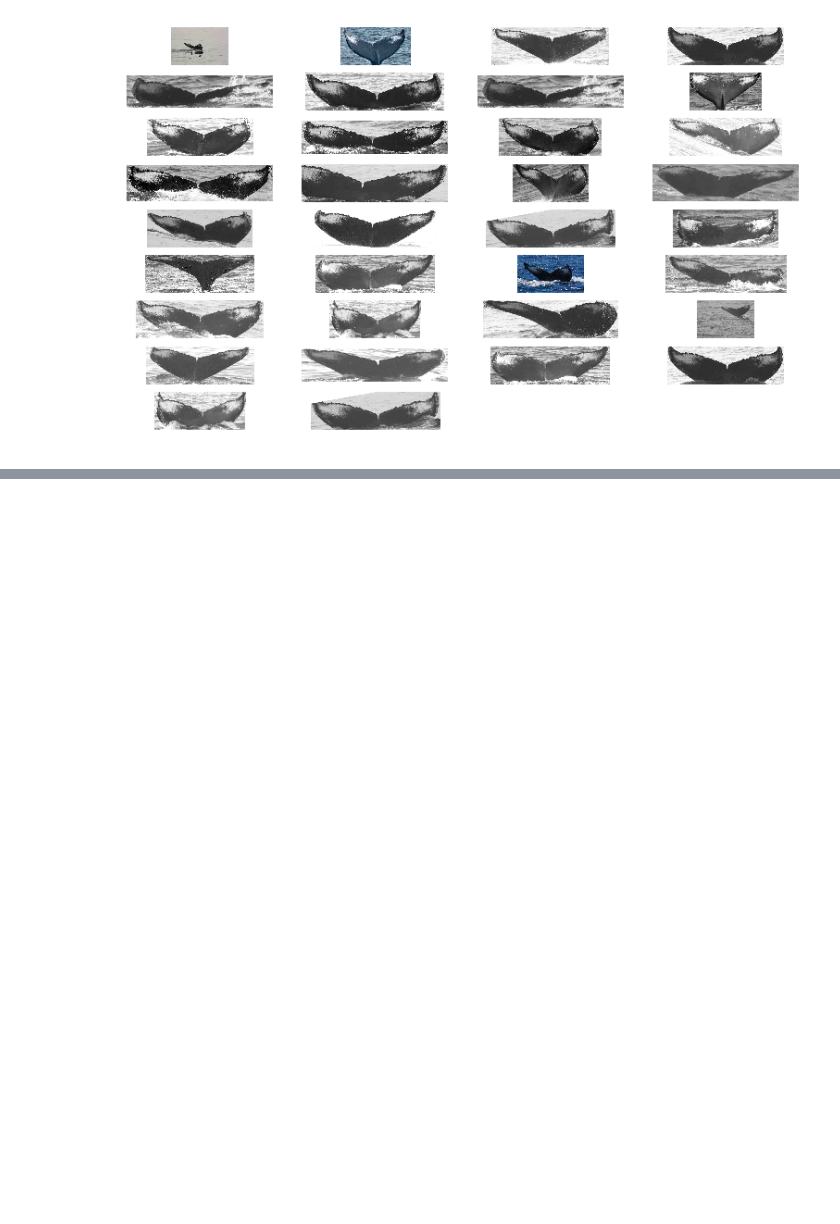
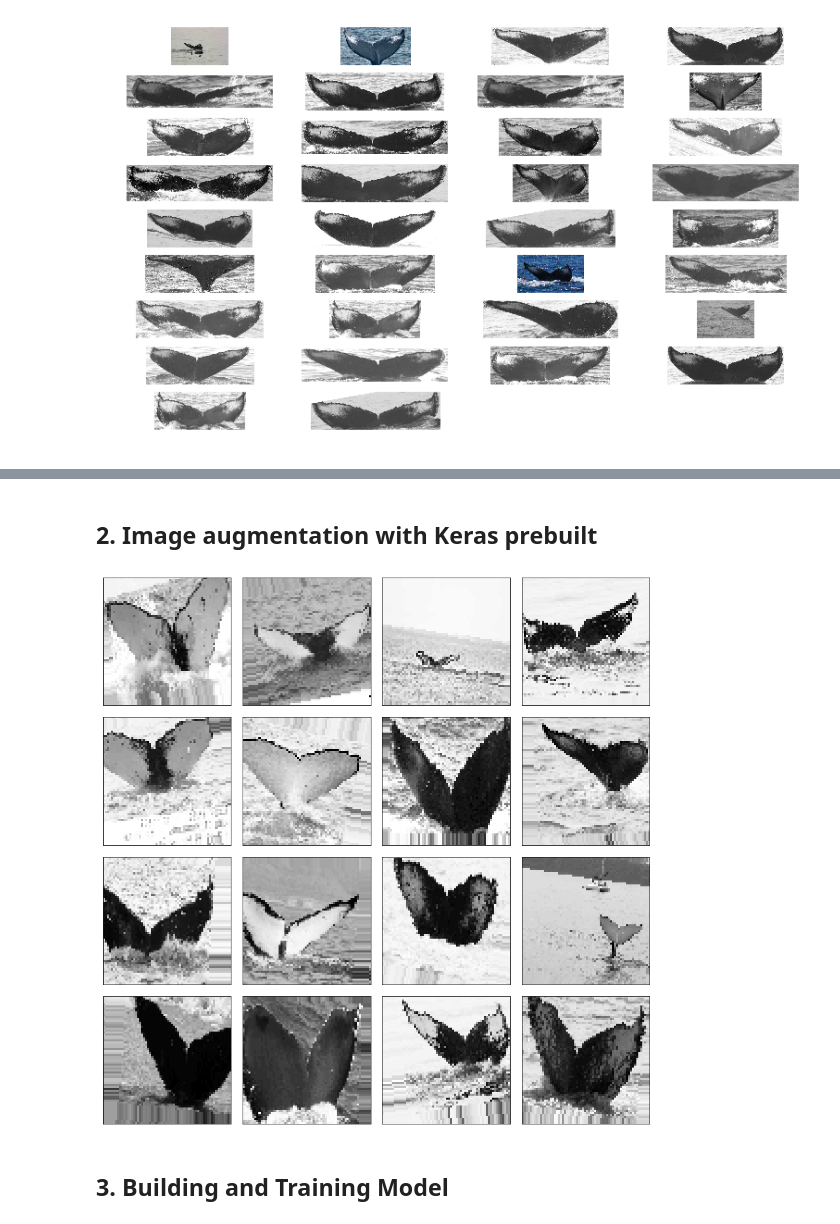
Before and after one commit to Funguser/INFO7390_FinalProject, a Jupyter notebook: Humpback Whale Identifaction.ipynb, the cells around one changed output, grey strips where cells are left out. Cells and saved outputs as stored; diff of their text form; code cells hidden in the pictures; blank space fills up the shorter version.

```diff
--- a/Humpback Whale Identifaction.ipynb
+++ b/Humpback Whale Identifaction.ipynb
@@ -103,0 +196,27 @@ train_df.head()
+# %% [markdown]
+## 2. Image augmentation with Keras prebuilt
+# %%
+#use of an image generator for preprocessing and data augmentation
+x = x.reshape((-1,SIZE,SIZE,1))
+input_shape = x[0].shape
+x_train = x.astype("float32")
+y_train = y_cat
+
+image_gen = ImageDataGenerator(
+    featurewise_center=True,
+    featurewise_std_normalization=True,
+    rotation_range=15,
+    width_shift_range=.15,
+    height_shift_range=.15,
+    horizontal_flip=True)
+
+#training the image preprocessing
+image_gen.fit(x_train, augment=True)
+
+#visualization of some images out of the preprocessing
+augmented_images, _ = next( image_gen.flow( x_train, y_train.toarray(), batch_size=4*4))
+plotImages( augmented_images)
+# %% [output]
+[figure, added]
+# %% [markdown]
+## 3. Building and Training Model
```
Also changed, not shown: parts of 18 cells of this notebook.
